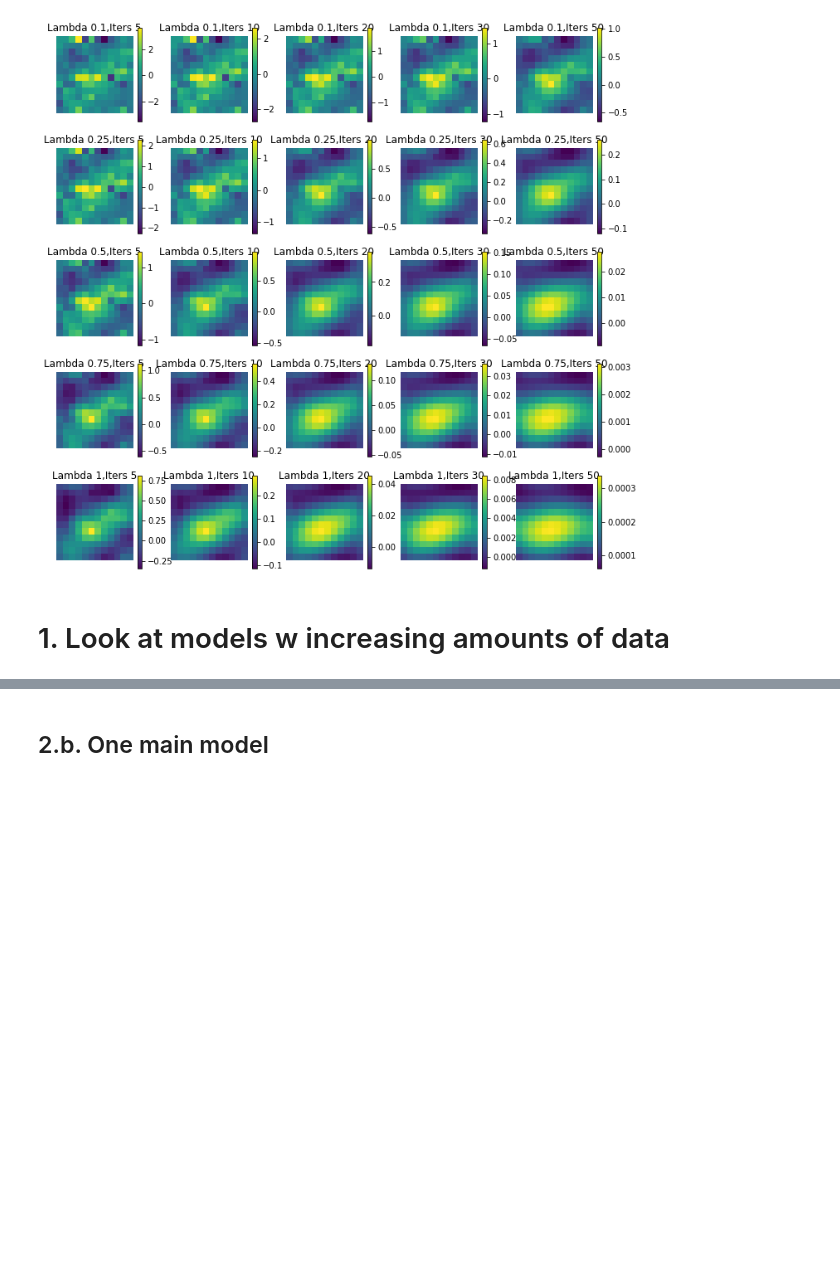
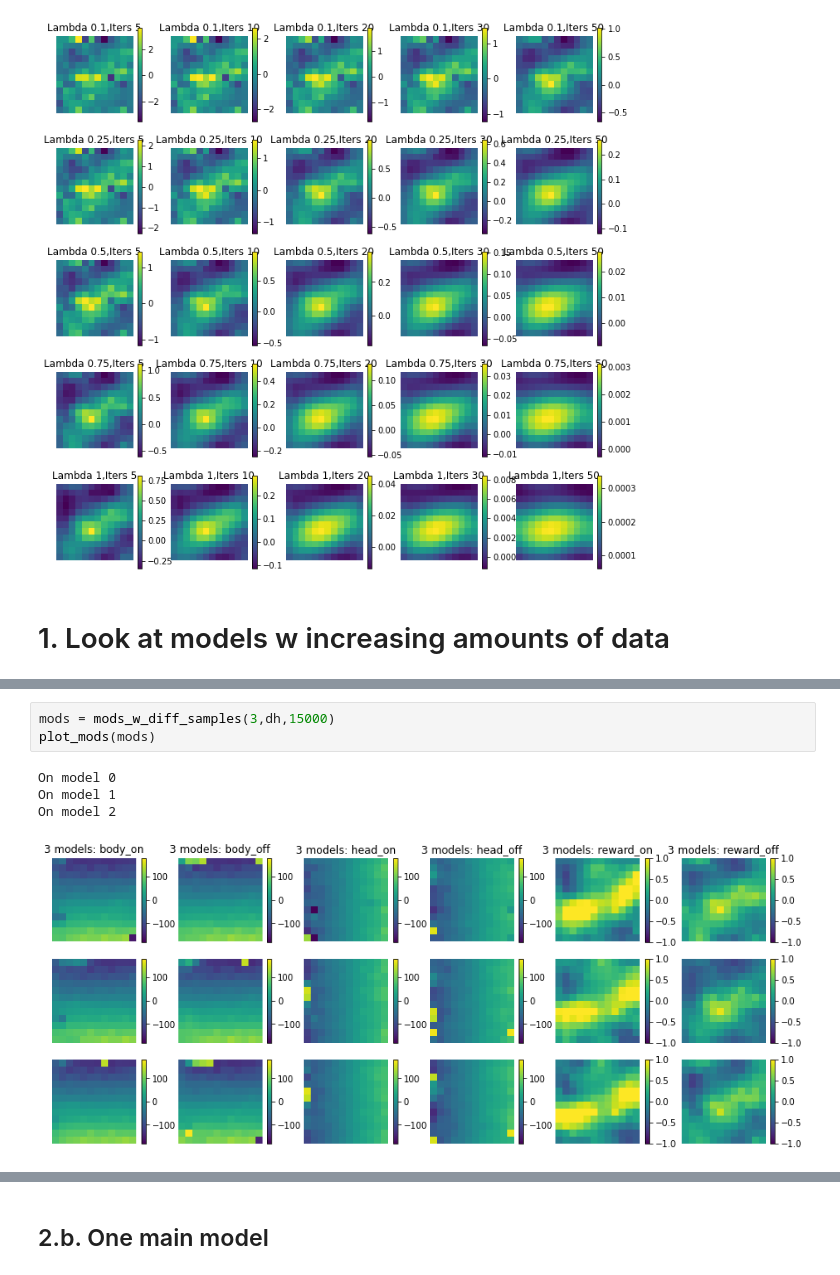
Before and after one commit to ccli3896/RLWorms, a Jupyter notebook: 12_19_homeTesting/RunMoreThings.ipynb, the cells around one changed output, grey strips where cells are left out. Drawn from its saved outputs; the diff is of its cells as text; blank space fills up the shorter version.

```diff
--- a/12_19_homeTesting/RunMoreThings.ipynb
+++ b/12_19_homeTesting/RunMoreThings.ipynb
@@ -83,0 +114,8 @@ def mods_w_diff_samples(n_models,handler,samples):
+# %%
+mods = mods_w_diff_samples(3,dh,15000)
+plot_mods(mods)
+# %% [output]
+On model 0
+On model 1
+On model 2
+[figure, added]
```
Also changed, not shown: parts of 11 cells of this notebook.
